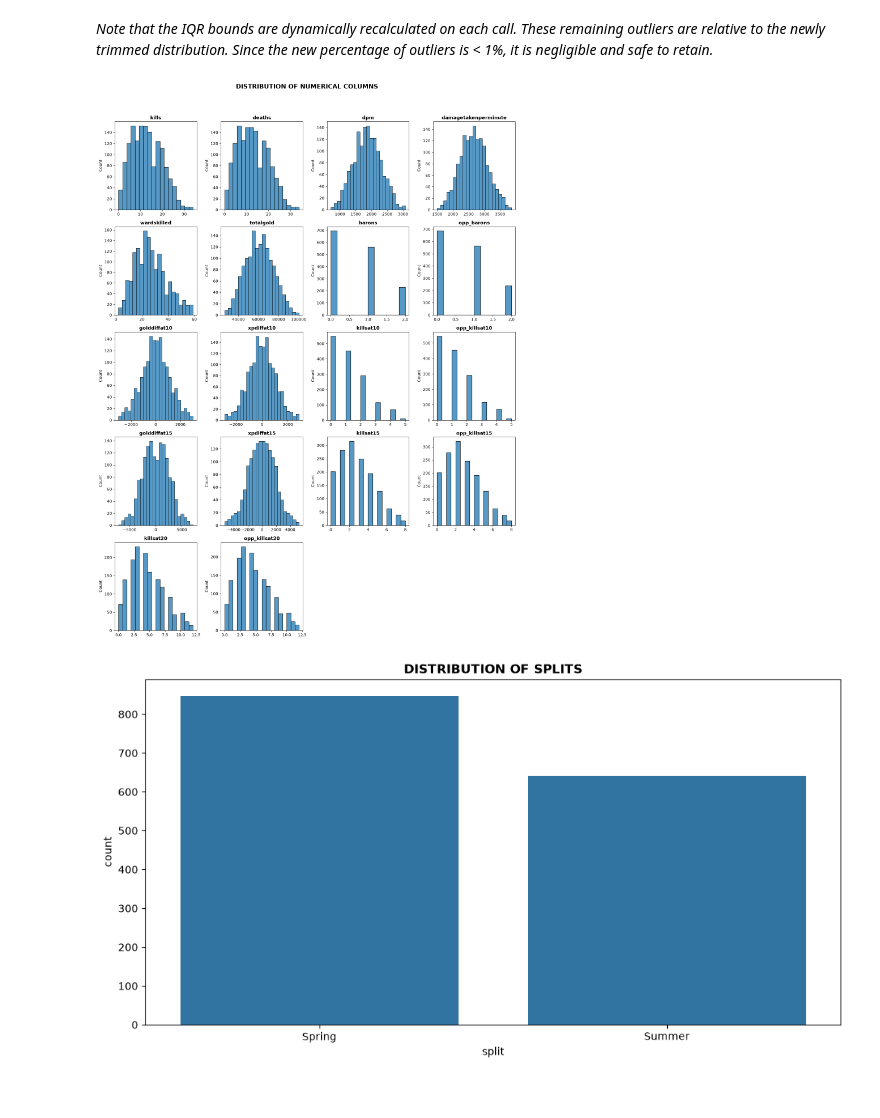
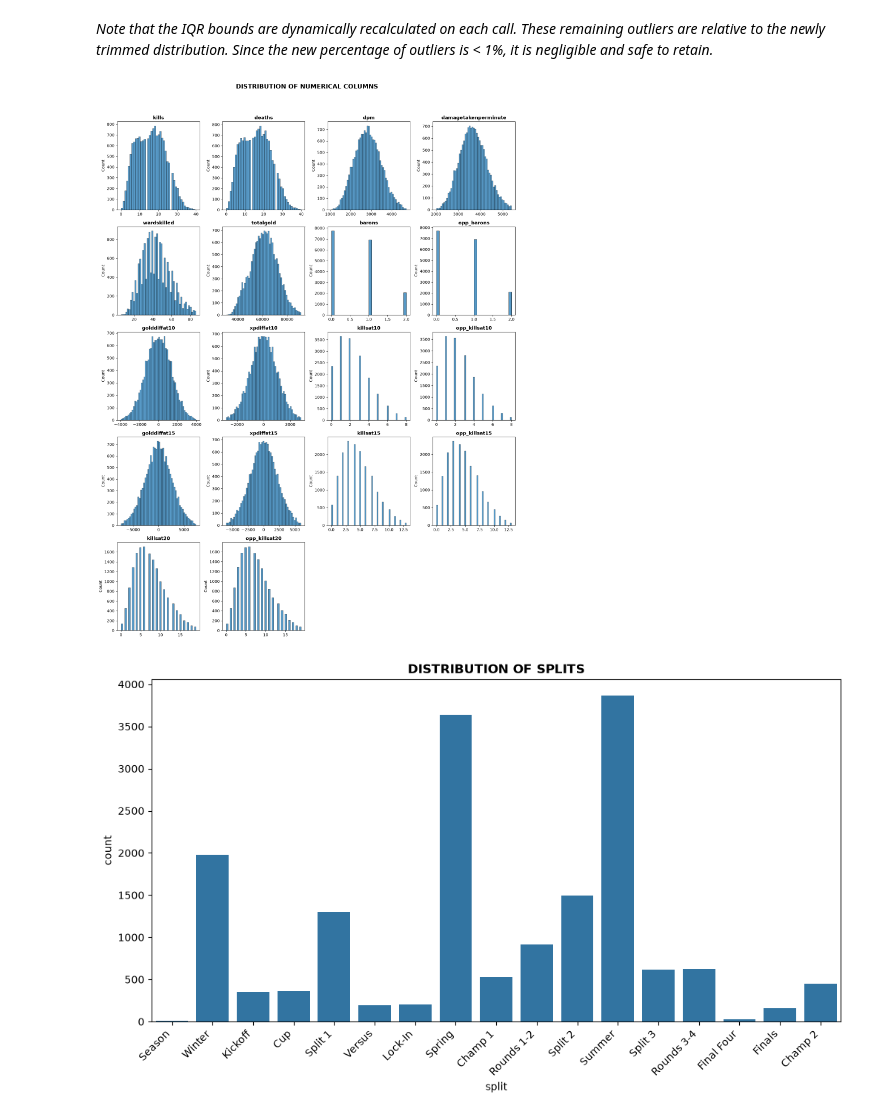
Before and after one commit to jkpjr/lol-esports-pickems-predictor, a Jupyter notebook: data_processing.ipynb, the cells around one changed output. Drawn from its saved outputs; the diff is of its cells as text; code cells hidden in the pictures.

```diff
--- a/data_processing.ipynb
+++ b/data_processing.ipynb
@@ -29,7 +29,7 @@ cols_to_include = ['gameid', 'league', 'split', 'date', 'teamname',
                    ]
 
 db = 'lol_predictors.duckdb'
-df_selected = "df_2014" # temporarily hardcoded df name
+df_selected = "df_2026" # temporarily hardcoded df name
 df = data_selection(df_selected, cols_to_include, db)
 # %% [markdown]
 ## Data Cleaning
@@ -186,15 +186,16 @@ opp_killsat20:              0 (0.00%)
 # %%
 visualize_num_distribution(df, numcols_to_drop, nrows=8, ncols=4, figsize=(15, 30))
 # %% [output]
-[figure, old version]
+[figure, new version]
 # %%
 # Visualization of the Splits Distribution
 plt.figure(figsize=(12, 6))
 sns.countplot(data=df, x='split')
 plt.title('DISTRIBUTION OF SPLITS', fontsize=12, fontweight="bold")
+plt.xticks(rotation=45, ha="right")
 plt.show()
 # %% [output]
-[figure, old version]
+[figure, new version]
 # %%
 visualize_outliers(df, numcols_to_drop, nrows=8, ncols=4, figsize=(15, 30))
 # %% [output]
```
Also changed, not shown: parts of 7 cells of this notebook, 6 other files.
